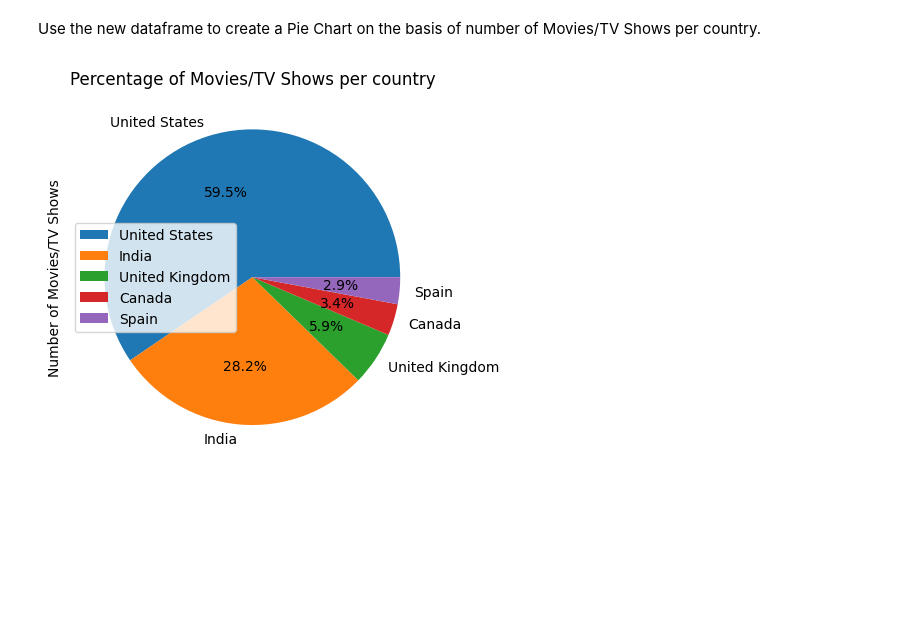
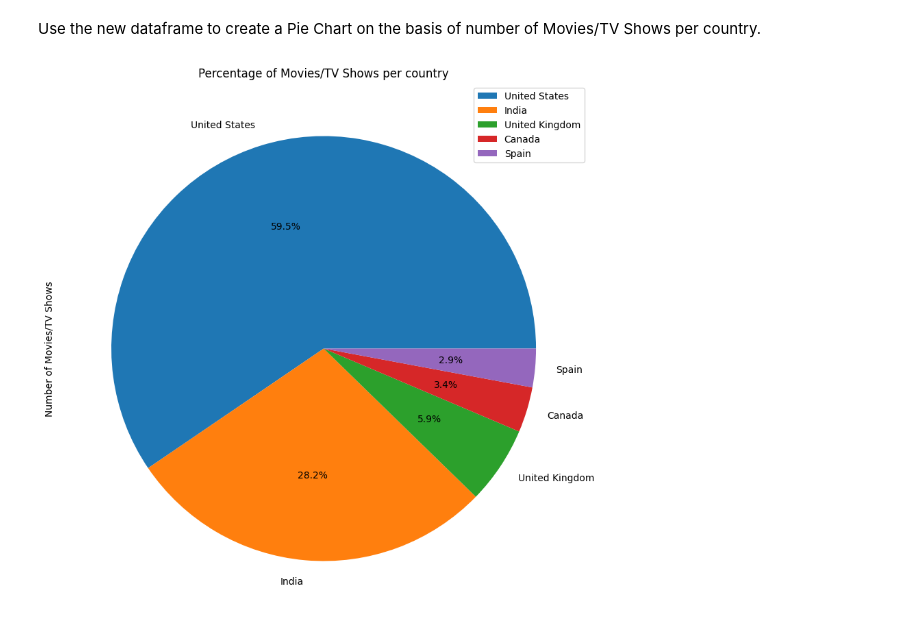
Before and after one commit to siddhant-uniyal/Synapse-Tasks, a Jupyter notebook: Copy_of_Synapse_Task2.ipynb, the cells around one changed output. Drawn from its saved outputs; the diff is of its cells as text; code cells hidden in the pictures; blank space fills up the shorter version.

```diff
--- a/Copy_of_Synapse_Task2.ipynb
+++ b/Copy_of_Synapse_Task2.ipynb
@@ -193,9 +170,6 @@ print(df1)
 # %% [markdown]
 Display the number of Movies/TV shows per country.
 # %%
-
-x = df
-movies = x['country'].value_counts().reset_index() #wrong values if we don't use .str.split(',').explode().str.strip()
-movies.columns = ['Country','Number of Movies/TV Shows']
-print(movies)
+movies = df['country'].value_counts().reset_index().rename(columns={"index":"country" , "country":"Number of Movies/TV Shows"}) #wrong values if we don't use .str.split(',').explode().str.strip()
+movies
 # %% [output]
@@ -218,23 +191,21 @@ Display a new dataframe, that contains only those movies that are present in the
 
 (Don't forget to reset the indices again)
 # %%
+# The length of new dataframe will be 3102, if correct
+top_5 = movies.head(5)
+df.merge(top_5[['country']])
 
-# The length of new dataframe will be 3102, if correct
+# by using split and defining a function:
 
-countries = movies['Country'].head(5).tolist()
+# countries = movies['country'].head(5).tolist()
+# def checker(string,countries):
+#   list = string.split(',')
+#   for item in list:
+#     if(not item in countries):
+#       return False
+#   return True
 
-y = df
-
-
-def checker(string,countries):
-  list = string.split(',')
-  for item in list:
-    if(not item in countries):
-      return False
-  return True
-
-
-new_df = y[y['country'].apply(lambda x:checker(x,countries))]
-new_df = new_df.reset_index(drop=True)
-print(new_df)
+# new_df = df[df['country'].apply(lambda x:checker(x,countries))]
+# new_df = new_df.reset_index(drop=True)
+# new_df
 # %% [output]
@@ -260,10 +227,16 @@ print(new_df)
 # %% [markdown]
 Use the new dataframe to create a Pie Chart on the basis of number of Movies/TV Shows per country.
 # %%
-movies.head(5).plot(kind='pie', y='Number of Movies/TV Shows', labels=movies['Country'], autopct='%1.1f%%')
+top_5.plot(
+    kind='pie',
+    figsize = (10,15),
+    y='Number of Movies/TV Shows',
+    labels=movies['country'],
+    autopct='%1.1f%%'
+    )
 
 plt.title('Percentage of Movies/TV Shows per country')
 
 plt.show()
 # %% [output]
-[figure, old version]
+[figure, new version]
```
Also changed, not shown: parts of 6 cells of this notebook.
